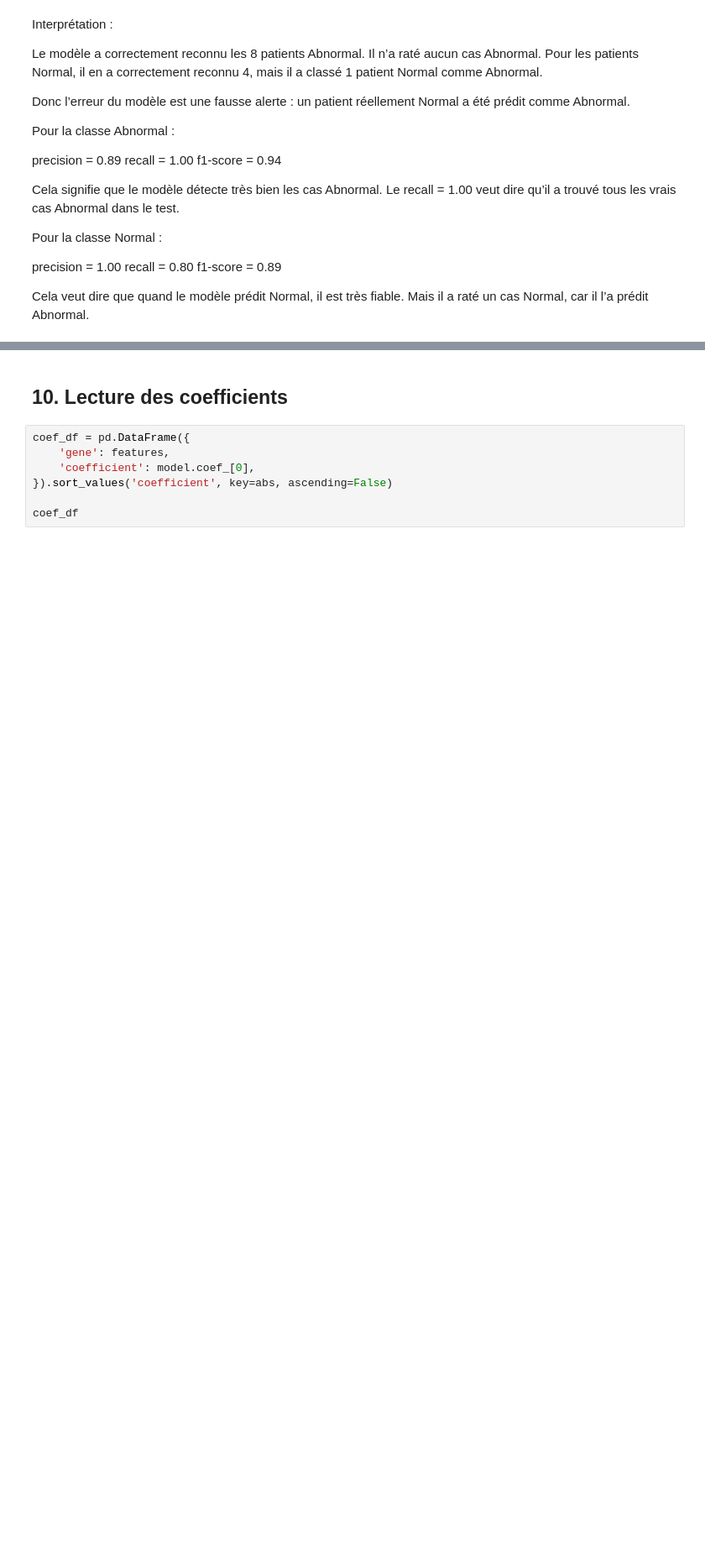
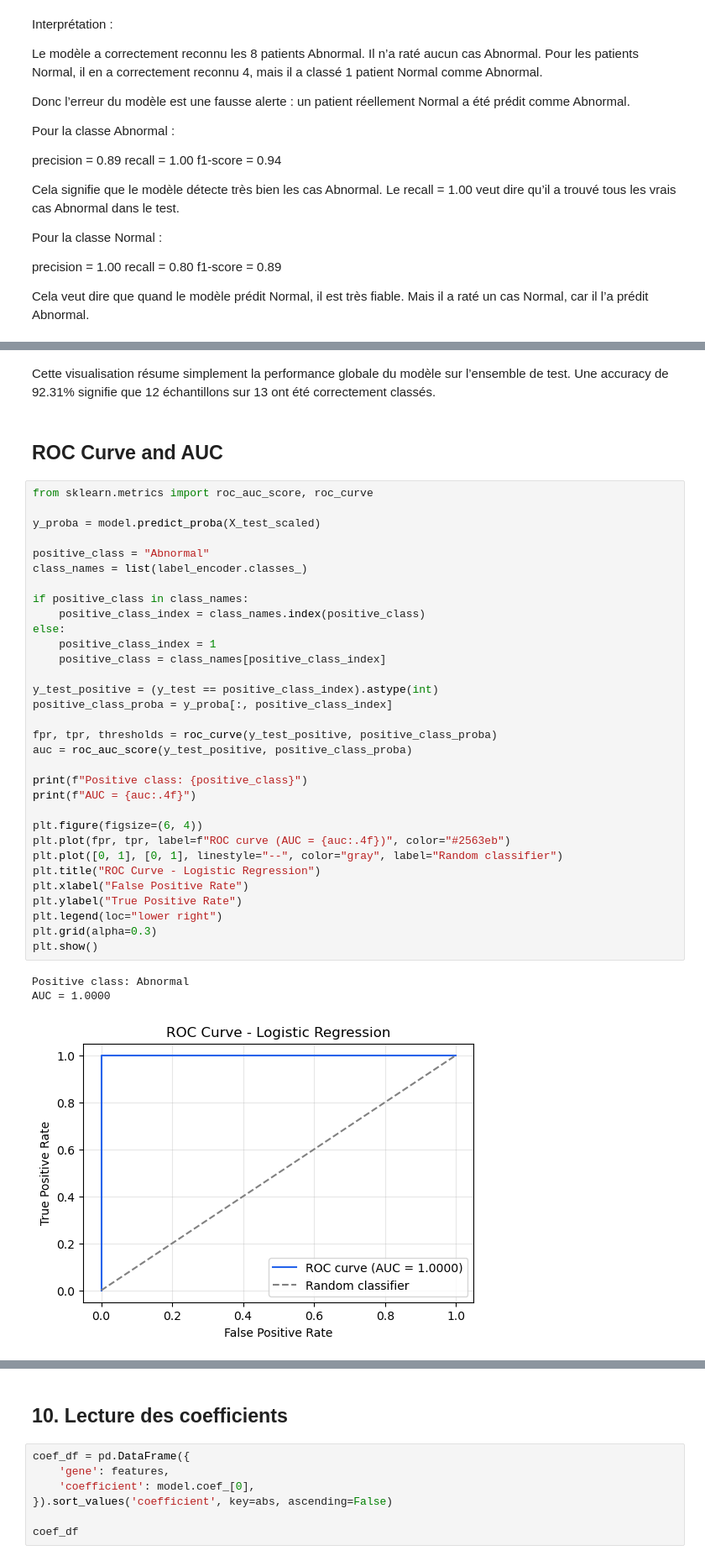
Before and after one commit to omarzinane1/colon-cancer-precision-oncology, a Jupyter notebook: notebooks/logistic_regression_analysis.ipynb, the cells around one changed output, grey strips where cells are left out. Shown at 84% size. Cells and saved outputs as stored; diff of their text form; blank space fills up the shorter version.

```diff
--- a/notebooks/logistic_regression_analysis.ipynb
+++ b/notebooks/logistic_regression_analysis.ipynb
@@ -231,0 +272,40 @@ Cela veut dire que quand le modèle prédit Normal, il est très fiable. Mais il
+# %% [markdown]
+Cette visualisation résume simplement la performance globale du modèle sur l’ensemble de test. Une accuracy de 92.31% signifie que 12 échantillons sur 13 ont été correctement classés.
+# %% [markdown]
+## ROC Curve and AUC
+# %%
+from sklearn.metrics import roc_auc_score, roc_curve
+
+y_proba = model.predict_proba(X_test_scaled)
+
+positive_class = "Abnormal"
+class_names = list(label_encoder.classes_)
+
+if positive_class in class_names:
+    positive_class_index = class_names.index(positive_class)
+else:
+    positive_class_index = 1
+    positive_class = class_names[positive_class_index]
+
+y_test_positive = (y_test == positive_class_index).astype(int)
+positive_class_proba = y_proba[:, positive_class_index]
+
+fpr, tpr, thresholds = roc_curve(y_test_positive, positive_class_proba)
+auc = roc_auc_score(y_test_positive, positive_class_proba)
+
+print(f"Positive class: {positive_class}")
+print(f"AUC = {auc:.4f}")
+
+plt.figure(figsize=(6, 4))
+plt.plot(fpr, tpr, label=f"ROC curve (AUC = {auc:.4f})", color="#2563eb")
+plt.plot([0, 1], [0, 1], linestyle="--", color="gray", label="Random classifier")
+plt.title("ROC Curve - Logistic Regression")
+plt.xlabel("False Positive Rate")
+plt.ylabel("True Positive Rate")
+plt.legend(loc="lower right")
+plt.grid(alpha=0.3)
+plt.show()
+# %% [output]
+Positive class: Abnormal
+AUC = 1.0000
+[figure, added]
```
Also changed, not shown: parts of 14 cells of this notebook, 1 other file.
